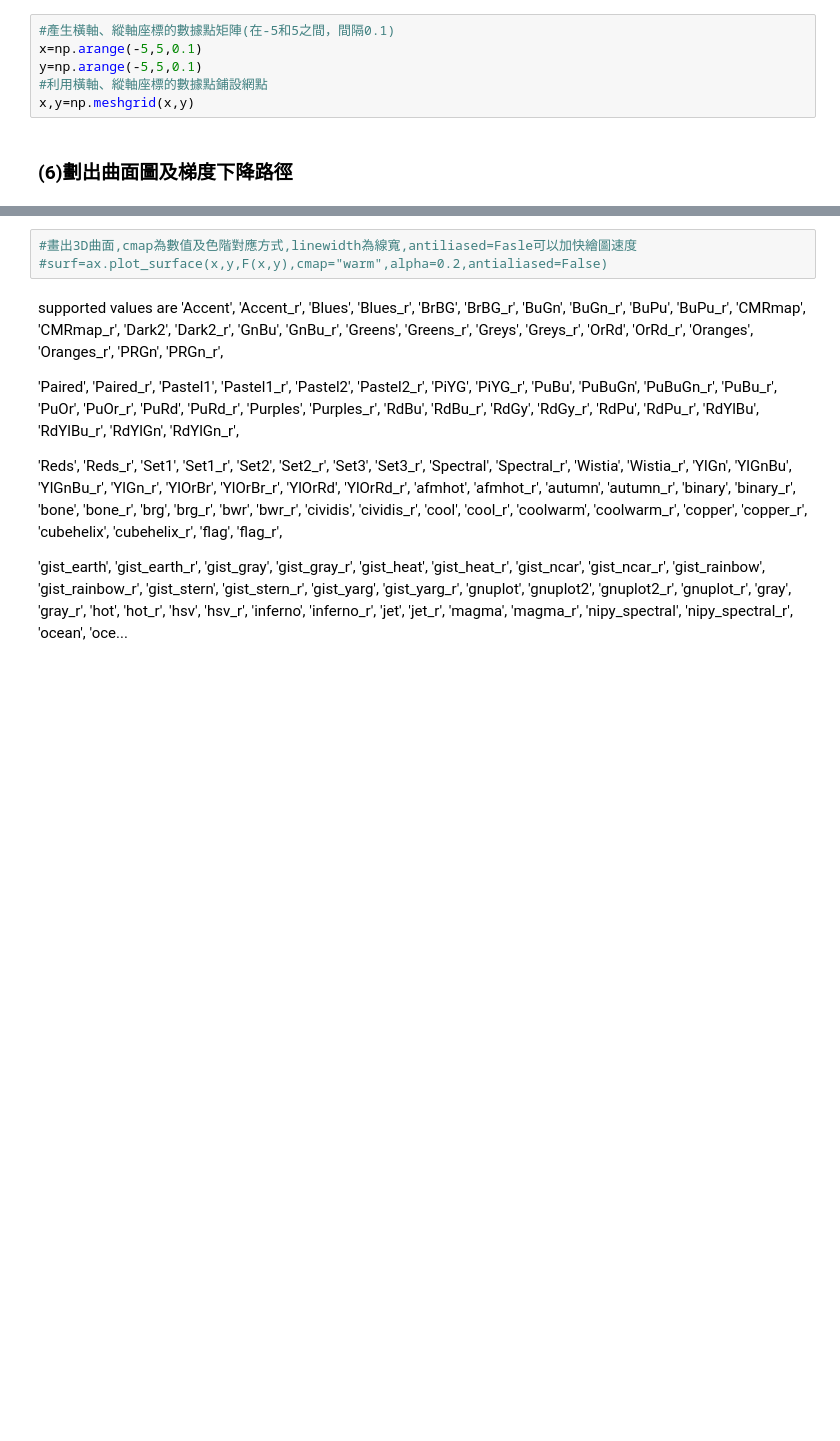
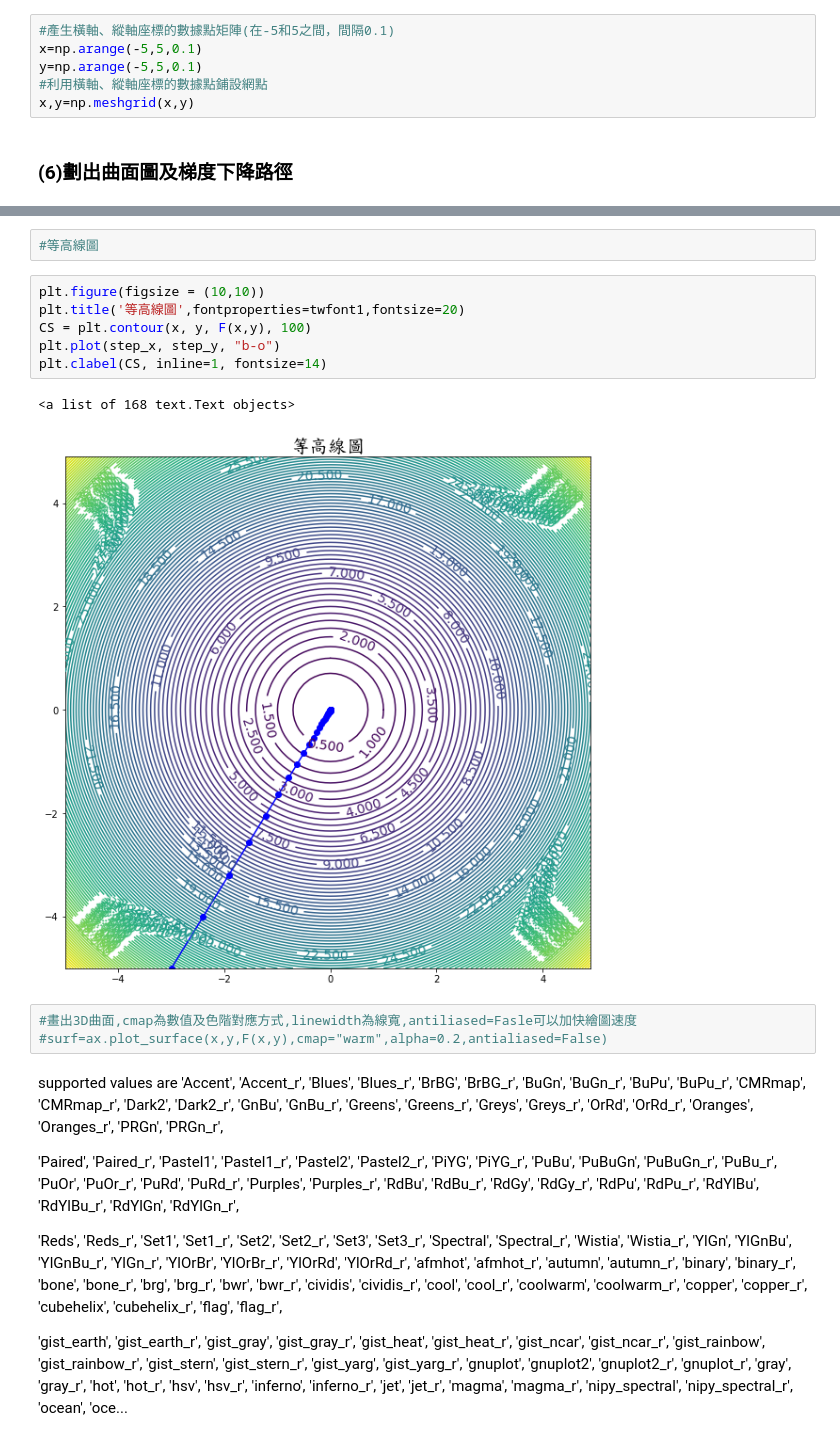
Before and after one commit to bin010203/Machine-Learning, a Jupyter notebook: A1_04_2梯度下降_雙變數函數_最小值.ipynb, the cells around one changed output, grey strips where cells are left out. Drawn from its saved outputs; the diff is of its cells as text; blank space fills up the shorter version.

```diff
--- a/A1_04_2梯度下降_雙變數函數_最小值.ipynb
+++ b/A1_04_2梯度下降_雙變數函數_最小值.ipynb
@@ -89,3 +95,14 @@ ax.view_init(elev=50,azim=10)
+# %%
+#等高線圖
+# %%
+plt.figure(figsize = (10,10))
+plt.title('等高線圖',fontproperties=twfont1,fontsize=20)
+CS = plt.contour(x, y, F(x,y), 100)
+plt.plot(step_x, step_y, "b-o")
+plt.clabel(CS, inline=1, fontsize=14)
+# %% [output]
+<a list of 168 text.Text objects>
+[figure, added]
 # %%
 #畫出3D曲面,cmap為數值及色階對應方式,linewidth為線寬,antiliased=Fasle可以加快繪圖速度
 #surf=ax.plot_surface(x,y,F(x,y),cmap="warm",alpha=0.2,antialiased=False)
```
Also changed, not shown: parts of 7 cells of this notebook.
